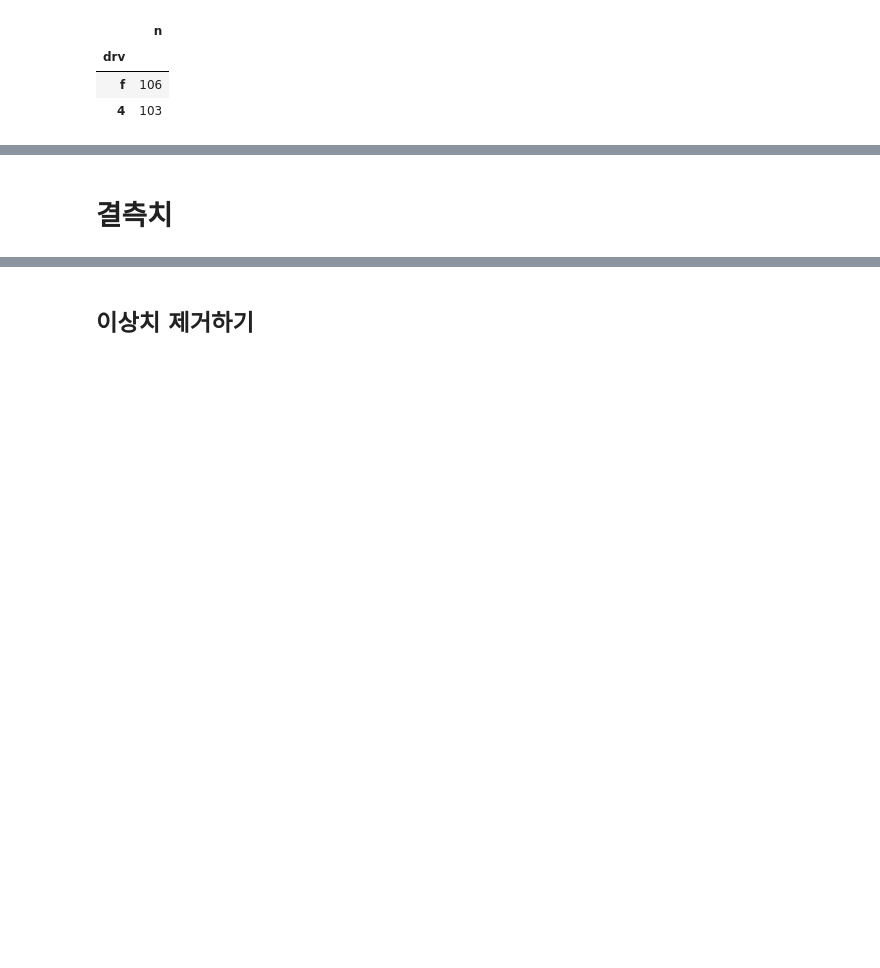
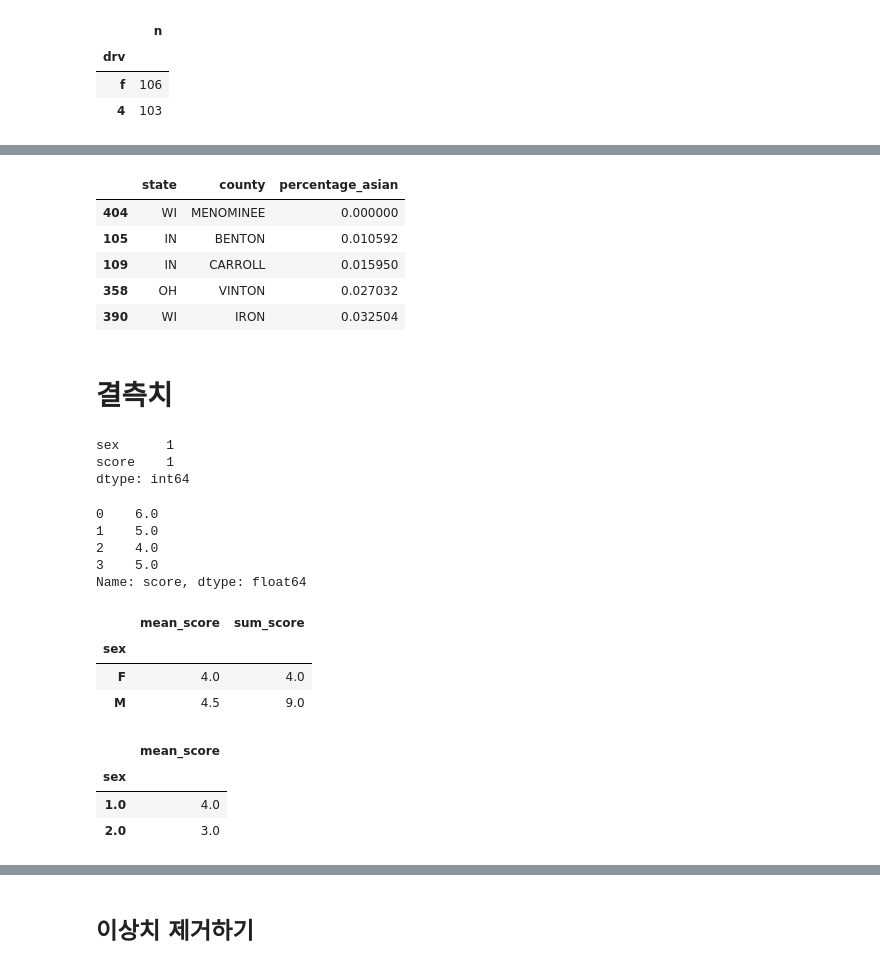
Before and after one commit to seon0415/weit, a Jupyter notebook: 위아이티_ipynb의_사본.ipynb, the cells around one changed output, grey strips where cells are left out. Drawn from its saved outputs; the diff is of its cells as text; code cells hidden in the pictures; blank space fills up the shorter version.

```diff
--- a/위아이티_ipynb의_사본.ipynb
+++ b/위아이티_ipynb의_사본.ipynb
@@ -598,2 +643,25 @@ test1=pd.DataFrame({'id':[]})
+# %%
+#176 문제
+midwest=pd.read_csv('midwest.csv')
+
+#1
+midwest=midwest.assign(percentage=midwest['popadults']/midwest['poptotal']*100)
+
+#2
+midwest.sort_values('percentage',ascending=False)[['county','percentage']].head(5)
+
+#3
+midwest.assign(range=np.where(midwest['percentage']>=40, 'large',\
+                              (np.where(midwest['percentage']>=30, 'middle', 'small'))))
+#4
+midwest.assign(percentage_asian=midwest['popasian']/midwest['poptotal']*100)\
+        .sort_values('percentage_asian')[['state','county','percentage_asian']].head(5)
+# %% [output]
+|  | state | county | percentage_asian |
+| 404 | WI | MENOMINEE | 0.000000 |
+| 105 | IN | BENTON | 0.010592 |
+| 109 | IN | CARROLL | 0.015950 |
+| 358 | OH | VINTON | 0.027032 |
+| 390 | WI | IRON | 0.032504 |
 # %% [markdown]
 # **결측치**
@@ -602,8 +668,38 @@ pd.isna(df).sum()
+# %%
+import pandas as pd
+import numpy as np
+
+df=pd.DataFrame({'sex':['M','F', np.nan, 'M', 'F'],
+                 'score':[5,4,3,4,np.nan]})
+
+pd.isna(df).sum()
+# %% [output]
+sex      1
+score    1
+dtype: int64
 # %%
 #결측치 있는 행 제거 dropna
-df.dropna(subset=[''])
 
-df.dropna()
+df_nomiss=df.dropna(subset=['score'])
+#df.dropna(subset=['score','sex'])
+#df.dropna()하면 nan 다 삭제
+
+df_nomiss['score']+1
+# %% [output]
+0    6.0
+1    5.0
+2    4.0
+3    5.0
+Name: score, dtype: float64
+# %%
+df.groupby('sex')\
+  .agg(mean_score=('score','mean'),
+       sum_score=('score','sum'))
+# %% [output]
+|  | mean_score | sum_score |
+| sex |  |  |
+| F | 4.0 | 4.0 |
+| M | 4.5 | 9.0 |
 # %%
 #결측치 대체하기 fillna
 
@@ -613,5 +724,16 @@ exam.loc[[2,7,14],['math']]=np.nan
 # %%
 #이상치(?)를 결측치(NaN)로 바꾸기
 
-df['sex']=np.where(df['sex']==3, np.nan, df['sex'])
+df=pd.DataFrame({'sex':[1,2,1,3,2,1],
+                 'score':[5,4,3,4,2,6]})
+
+df['sex']=np.where(df['sex']>2, np.nan, df['sex'])
 df['score']=np.where(df['score']>5, np.nan, df['score'])
+
+df.dropna(subset=['sex','score']).groupby('sex')\
+                                 .agg(mean_score=('score','mean'))
+# %% [output]
+|  | mean_score |
+| sex |  |
+| 1.0 | 4.0 |
+| 2.0 | 3.0 |
```
Also changed, not shown: parts of 25 cells of this notebook.
